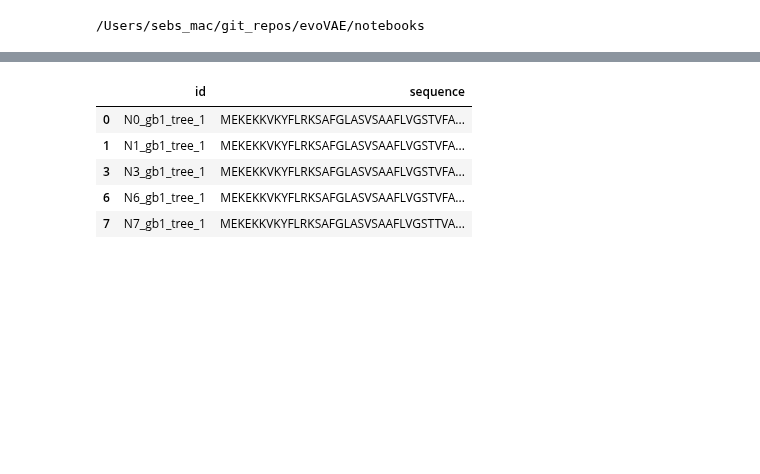
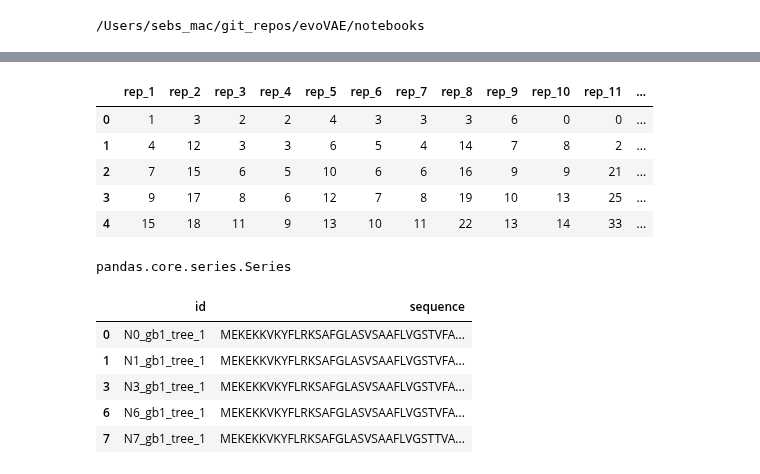
Before and after one commit to SebPorras/MAP_VAE, a Jupyter notebook: notebooks/entropy.ipynb, the cells around one changed output, grey strips where cells are left out. Cells and saved outputs as stored; diff of their text form; code cells hidden in the pictures; blank space fills up the shorter version.

```diff
--- a/notebooks/entropy.ipynb
+++ b/notebooks/entropy.ipynb
@@ -7,3 +7,12 @@ import pandas as pd
 print(os.getcwd())
 # %% [output]
 /Users/sebs_mac/git_repos/evoVAE/notebooks
+# %%
+PATH = "/Users/sebs_mac/uni_OneDrive/honours/data/clustering_rnd_2_results/"
+
+to_change = "a4_0.0_replicates.csv"
+
+df = pd.read_csv(PATH + to_change)
+
+new_df = pd.DataFrame({f"rep_{i}": [] for i in range(1,16)})
+df.head()
@@ -10,3 +26,20 @@ print(os.getcwd())
+# %%
+for idx, x in enumerate(df["indices"]):
+    indices = [int(x.strip()) for x in x[1:-1].split(",")]
+    new_df[f"rep_{idx + 1}"] = indices
+
+new_df.head()
+# %% [output]
+|  | rep_1 | rep_2 | rep_3 | rep_4 | rep_5 | rep_6 | rep_7 | rep_8 | rep_9 | rep_10 | rep_11 | ... |
+| 0 | 1 | 3 | 2 | 2 | 4 | 3 | 3 | 3 | 6 | 0 | 0 | ... |
+| 1 | 4 | 12 | 3 | 3 | 6 | 5 | 4 | 14 | 7 | 8 | 2 | ... |
+| 2 | 7 | 15 | 6 | 5 | 10 | 6 | 6 | 16 | 9 | 9 | 21 | ... |
+| 3 | 9 | 17 | 8 | 6 | 12 | 7 | 8 | 19 | 10 | 13 | 25 | ... |
+| 4 | 15 | 18 | 11 | 9 | 13 | 10 | 11 | 22 | 13 | 14 | 33 | ... |
+# %%
+new_df.to_csv("")
+# %% [output]
+pandas.core.series.Series
 # %%
 aln: pd.DataFrame = pd.read_pickle("/Users/sebs_mac/uni_OneDrive/honours/data/gb1/encoded_weighted/gb1_ancestors_extants_encoded_weighted_no_dupes.pkl")
 aln = aln.drop_duplicates(subset=['sequence'])
```
Also changed, not shown: parts of 1 cell of this notebook, 8 other files.
